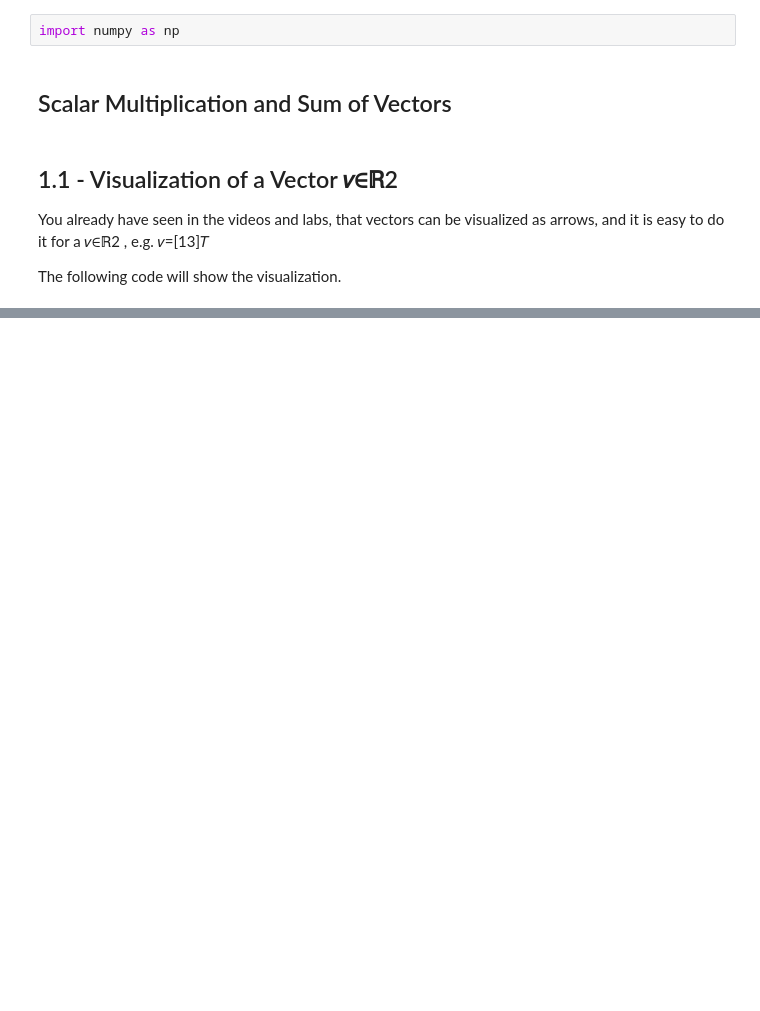
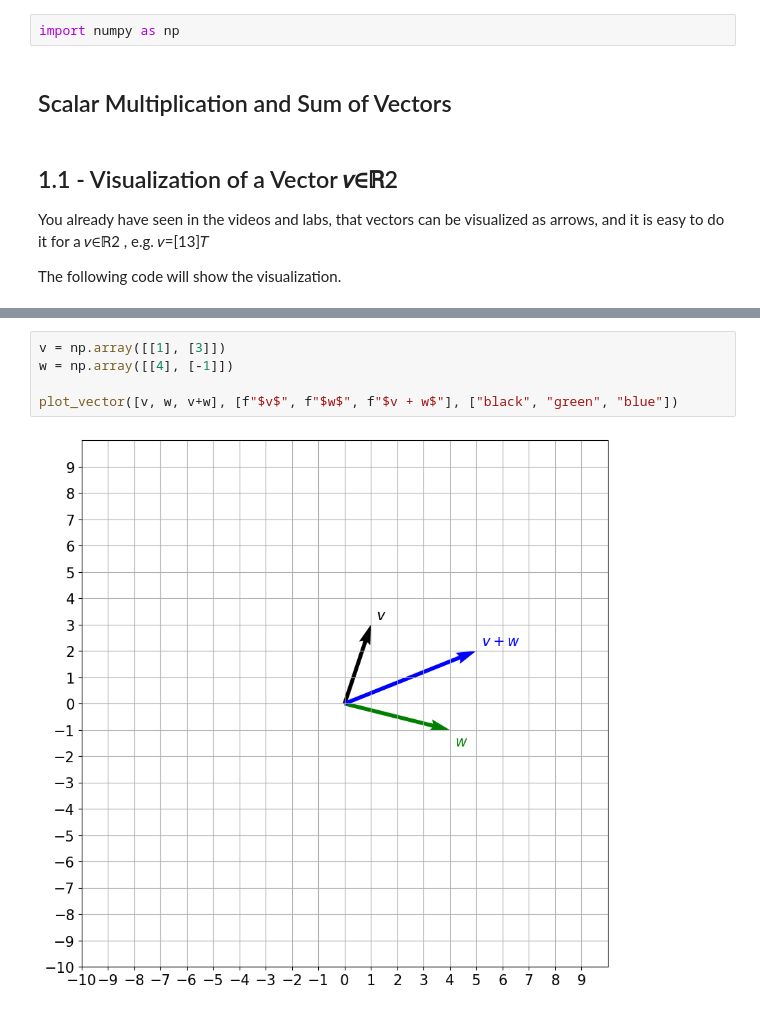
Before and after one commit to shuvokhan3/mathematics-for-machine-learning-and-data-science, a Jupyter notebook: week-3 vector and linear transformations/C1W3_UGL_1_vector_operations.ipynb, the cells around one changed output, grey strips where cells are left out. Saved outputs shown, nothing was run; the diff lists cells and outputs as text; blank space fills up the shorter version.

```diff
--- a/week-3 vector and linear transformations/C1W3_UGL_1_vector_operations.ipynb
+++ b/week-3 vector and linear transformations/C1W3_UGL_1_vector_operations.ipynb
@@ -74,0 +100,7 @@ plot_vector([v], ['v'], ['blue'])
+# %%
+v = np.array([[1], [3]])
+w = np.array([[4], [-1]])
+
+plot_vector([v, w, v+w], [f"$v$", f"$w$", f"$v + w$"], ["black", "green", "blue"])
+# %% [output]
+[figure, added]
```
Also changed, not shown: parts of 6 cells of this notebook.
